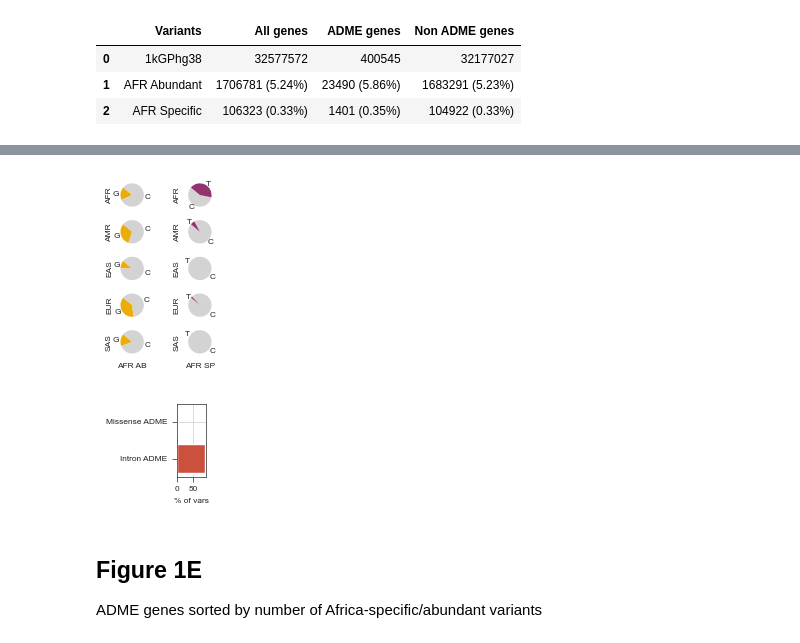
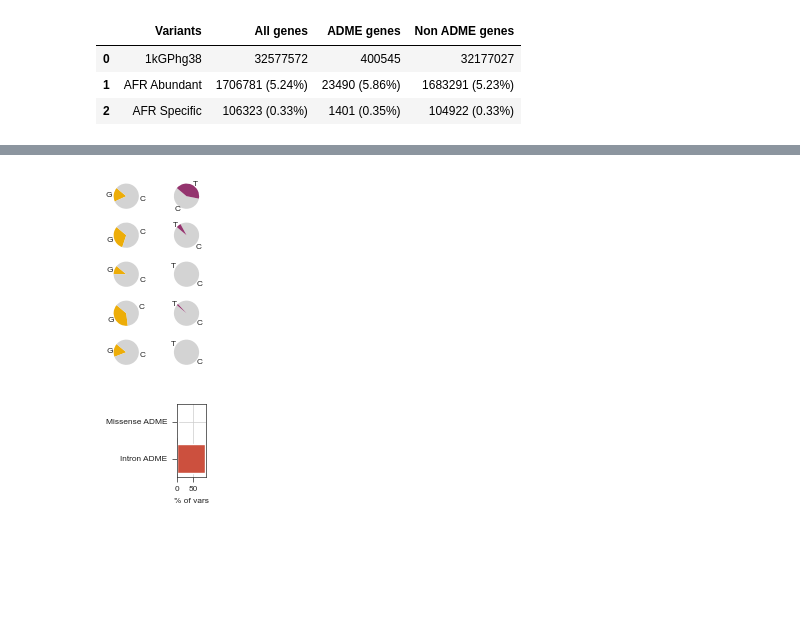
Before and after one commit to ersilia-os/pharmacogx-embeddings, a Jupyter notebook: paper/figure1.ipynb, the cells around one changed output, grey strips where cells are left out. Drawn from its saved outputs; the diff is of its cells as text; code cells hidden in the pictures; blank space fills up the shorter version.

```diff
--- a/paper/figure1.ipynb
+++ b/paper/figure1.ipynb
@@ -124,7 +126,7 @@ Diseases in PharmGKB are not grouped in Infectious vs Non Infectious, we have a
 
 Q: should we only represent those that go into model training?
 # %%
-df = pd.read_csv(os.path.join("data", "pharmgkb_merged.csv"))
+df = pd.read_csv(os.path.join("data", "pharmgkb_merged.csv"),low_memory=False)
 drugs = pd.read_csv(os.path.join("data", "curated_drugs.csv"))
 atc = pd.read_csv(os.path.join(DATAPATH, "drugbank", "drugbank_atc_codes.csv"))
 
@@ -475,0 +535,8 @@ st.save_figure("assets/perc_vars_table.png")
+# %%
+afr_ab = top_genes_vars[top_genes_vars["AFR_AF"]>0.3]
+afr_ab.to_csv(os.path.join("data", "afr_ab_selgenes.csv"), index=False)
+afr_sp = afr_ab[(afr_ab["EAS_AF"]<0.03)&(afr_ab["EUR_AF"]<0.1)&(afr_ab["AMR_AF"]<0.1)&(afr_ab["SAS_AF"]<0.1)]
+afr_sp.to_csv(os.path.join("data", "afr_sp_selgenes.csv"), index=False)
+# %%
+afr_ab_var = afr_ab[afr_ab["ID"]=="rs7255816"]
+afr_sp_var = afr_sp[afr_sp["ID"]=="rs680055"]
@@ -475,0 +549,20 @@ st.save_figure("assets/perc_vars_table.png")
+# %%
+# specific examples
+fig, axs = st.create_figure(5,2, width=TWO_COLUMNS_WIDTH/3.5, height=TWO_COLUMNS_WIDTH/3.5)
+colors_ab = [gray, yellow]
+colors_sp = [gray, purple]
+pops = ['AFR_AF','EUR_AF', 'AMR_AF', 'SAS_AF','EAS_AF',]
+labels_ab = ["T", "C"]
+labels_sp = ["C", "G"]
+for i,p in enumerate(pops):
+    ax = axs[i,0]
+    alt = afr_ab_var[p].tolist()
+    ax.pie([100-(alt[0]*100), 100*alt[0]], labels = labels_ab, colors=colors_ab, startangle=140,wedgeprops=dict(edgecolor='none'))
+    st.label(ax, title="", xlabel="", ylabel="", abc="")
+for i,p in enumerate(pops):
+    ax = axs[i,1]
+    alt = afr_sp_var[p].tolist()
+    ax.pie([100-(alt[0]*100), 100*alt[0]], labels = labels_sp, colors=colors_sp, startangle=140,wedgeprops=dict(edgecolor='none'))
+    st.label(ax, title="", xlabel="", ylabel="", abc="")
+plt.tight_layout()
+st.save_figure("assets/vars_pieexample.png")
@@ -476,34 +571,33 @@ st.save_figure("assets/perc_vars_table.png")
 # %%
-# specific examples
+# specific examples from Anna's thesis
 rs_ab = pd.read_csv(os.path.join("data", "rs3829740.csv"))
 rs_sp = pd.read_csv(os.path.join("data", "rs9465100.csv"))
 fig, axs = st.create_figure(5,2, width=TWO_COLUMNS_WIDTH/3.5, height=TWO_COLUMNS_WIDTH/3.5)
 colors_ab = [yellow, gray]
 colors_sp = [gray, purple]
 pops = ["afr", "amr", "eas", "eur", "sas"]
 titles = ["AFR", "AMR", "EAS", "EUR", "SAS"]
 labels_ab = ["G", "C"]
 labels_sp = ["C", "T"]
 for i,p in enumerate(pops):
     ax = axs[i,0]
     ax.pie(rs_ab[p].tolist(), labels = labels_ab, colors=colors_ab, startangle=140,wedgeprops=dict(edgecolor='none'))
     if i==0:
-        st.label(ax, title="", xlabel="", ylabel=titles[i], abc="")
+        st.label(ax, title="", xlabel="", ylabel="", abc="")
     elif i == 4:
-        st.label(ax, title="", xlabel="AFR AB", ylabel=titles[i], abc="")
+        st.label(ax, title="", xlabel="", ylabel="", abc="")
     else:
-        st.label(ax, title="", xlabel="", ylabel=titles[i], abc="")
+        st.label(ax, title="", xlabel="", ylabel="", abc="")
 for i,p in enumerate(pops):
     ax = axs[i,1]
     ax.pie(rs_sp[p].tolist(), labels = labels_sp, colors=colors_sp, startangle=140,wedgeprops=dict(edgecolor='none'))
     if i == 4:
-        st.label(ax, title="", xlabel="AFR SP", ylabel=titles[i], abc="")
+        st.label(ax, title="", xlabel="", ylabel="", abc="")
     else:
-        st.label(ax, title="", xlabel="", ylabel=titles[i], abc="")
+        st.label(ax, title="", xlabel="", ylabel="", abc="")
 plt.tight_layout()
-st.save_figure("assets/vars_pieexample.png")
 # %% [output]
-[figure, old version]
+[figure, new version]
 # %%
 #intron vs missense
 vars_all = df["total_variants"].sum()
@@ -523,7 +617,3 @@ st.label(ax, ylabel="", xlabel="% of vars", title="")
 st.save_figure("assets/intron_missense_bar.png")
 # %% [output]
 [figure]
-# %% [markdown]
-## Figure 1E
-
-ADME genes sorted by number of Africa-specific/abundant variants
```
Also changed, not shown: parts of 17 cells of this notebook, 9 other files.
